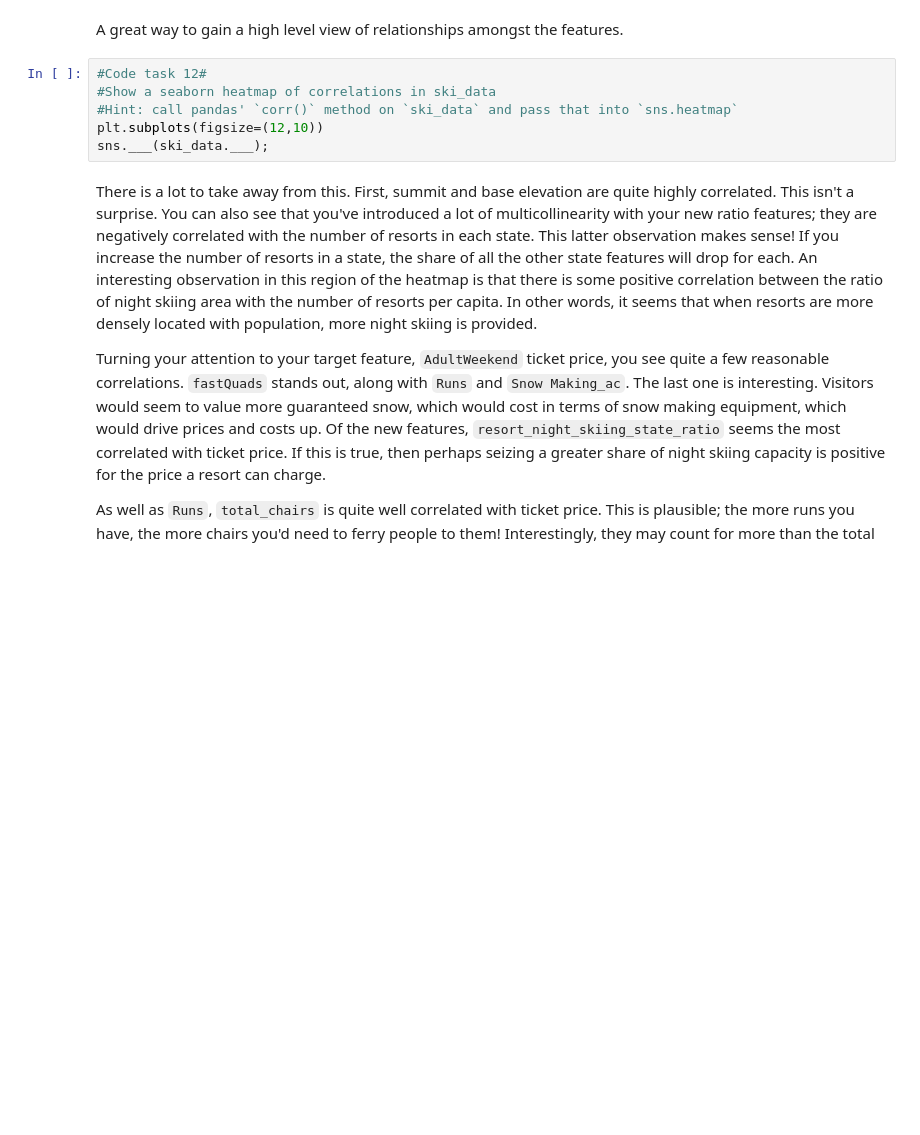
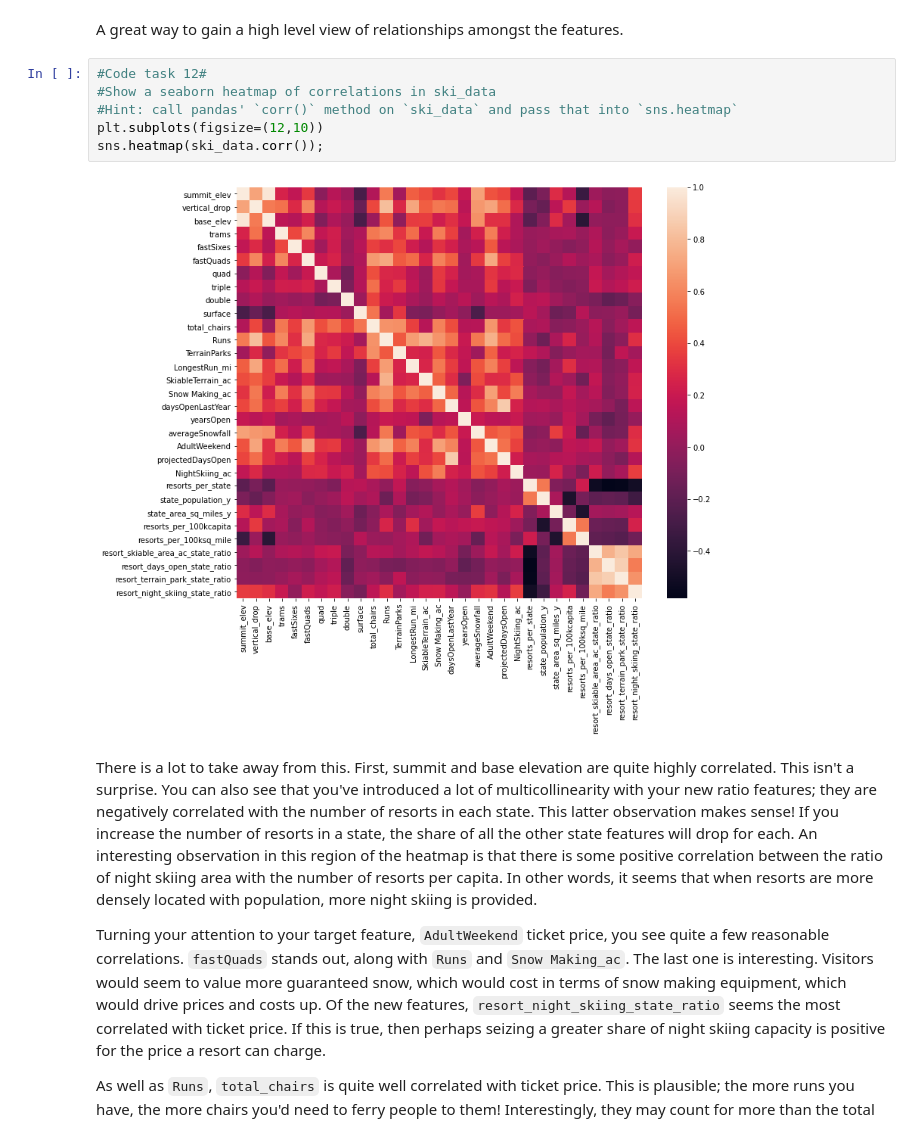
Before and after one commit to samokoye/DataScienceGuidedCapstone, a Jupyter notebook: Notebooks/03_exploratory_data_analysis.ipynb, the cells around one changed output. Drawn from its saved outputs; the diff is of its cells as text; blank space fills up the shorter version.

```diff
--- a/Notebooks/03_exploratory_data_analysis.ipynb
+++ b/Notebooks/03_exploratory_data_analysis.ipynb
@@ -716,9 +770,11 @@ A great way to gain a high level view of relationships amongst the features.
 # %%
 #Code task 12#
 #Show a seaborn heatmap of correlations in ski_data
 #Hint: call pandas' `corr()` method on `ski_data` and pass that into `sns.heatmap`
 plt.subplots(figsize=(12,10))
-sns.___(ski_data.___);
+sns.heatmap(ski_data.corr());
+# %% [output]
+[figure, added]
 # %% [markdown]
 There is a lot to take away from this. First, summit and base elevation are quite highly correlated. This isn't a surprise. You can also see that you've introduced a lot of multicollinearity with your new ratio features; they are negatively correlated with the number of resorts in each state. This latter observation makes sense! If you increase the number of resorts in a state, the share of all the other state features will drop for each. An interesting observation in this region of the heatmap is that there is some positive correlation between the ratio of night skiing area with the number of resorts per capita. In other words, it seems that when resorts are more densely located with population, more night skiing is provided.
 
```
Also changed, not shown: parts of 9 cells of this notebook, 1 other file.
